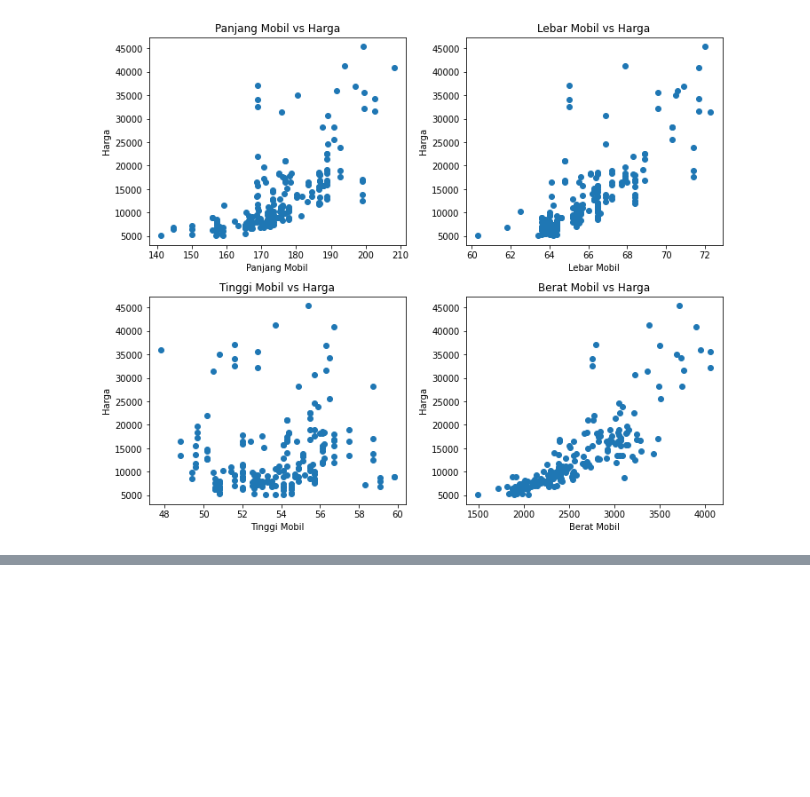
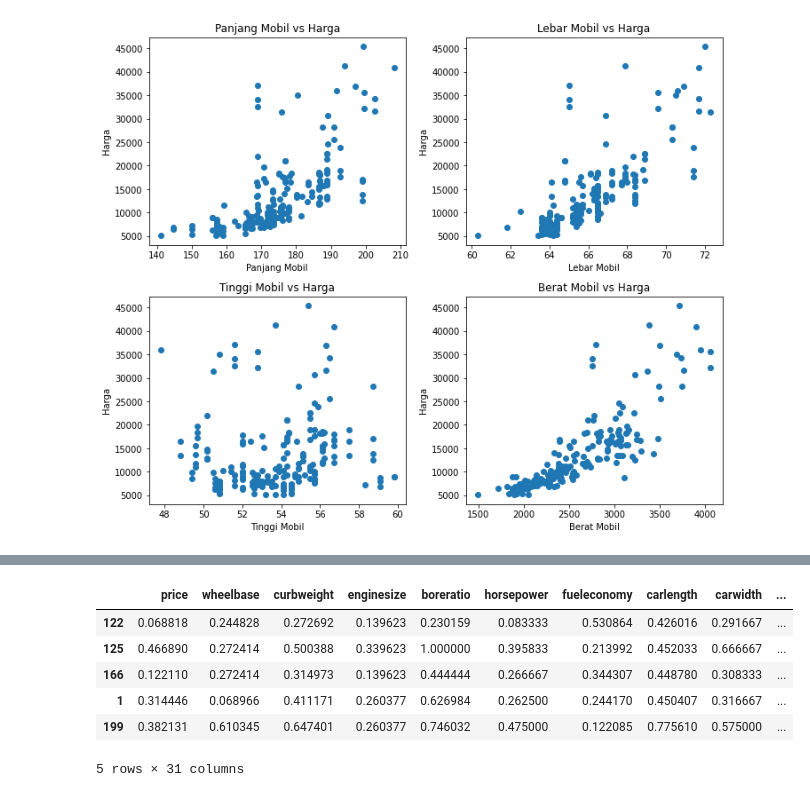
Before and after one commit to ihyamars07/Car-Analysis, a Jupyter notebook: UAS_CAR.ipynb, the cells around one changed output, grey strips where cells are left out. Cells and saved outputs as stored; diff of their text form; code cells hidden in the pictures; blank space fills up the shorter version.

```diff
--- a/UAS_CAR.ipynb
+++ b/UAS_CAR.ipynb
@@ -282,0 +343,10 @@ plt.tight_layout()
+# %%
+df_train.head()
+# %% [output]
+|  | price | wheelbase | curbweight | enginesize | boreratio | horsepower | fueleconomy | carlength | carwidth | ... |
+| 122 | 0.068818 | 0.244828 | 0.272692 | 0.139623 | 0.230159 | 0.083333 | 0.530864 | 0.426016 | 0.291667 | ... |
+| 125 | 0.466890 | 0.272414 | 0.500388 | 0.339623 | 1.000000 | 0.395833 | 0.213992 | 0.452033 | 0.666667 | ... |
+| 166 | 0.122110 | 0.272414 | 0.314973 | 0.139623 | 0.444444 | 0.266667 | 0.344307 | 0.448780 | 0.308333 | ... |
+| 1 | 0.314446 | 0.068966 | 0.411171 | 0.260377 | 0.626984 | 0.262500 | 0.244170 | 0.450407 | 0.316667 | ... |
+| 199 | 0.382131 | 0.610345 | 0.647401 | 0.260377 | 0.746032 | 0.475000 | 0.122085 | 0.775610 | 0.575000 | ... |
+5 rows × 31 columns
```
Also changed, not shown: parts of 20 cells of this notebook.
